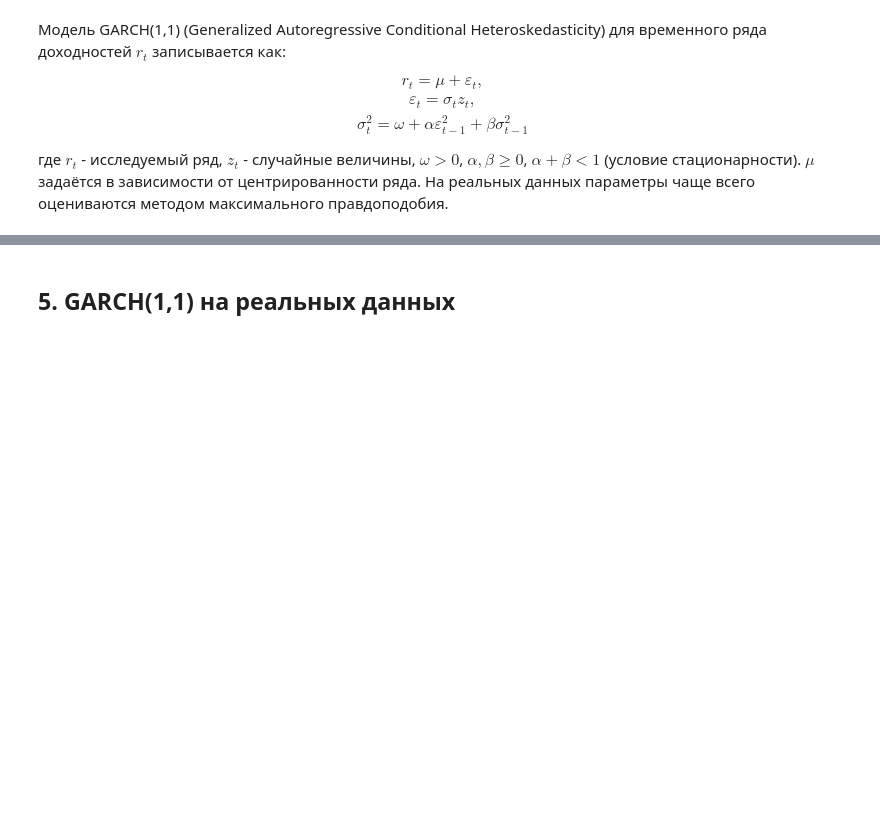
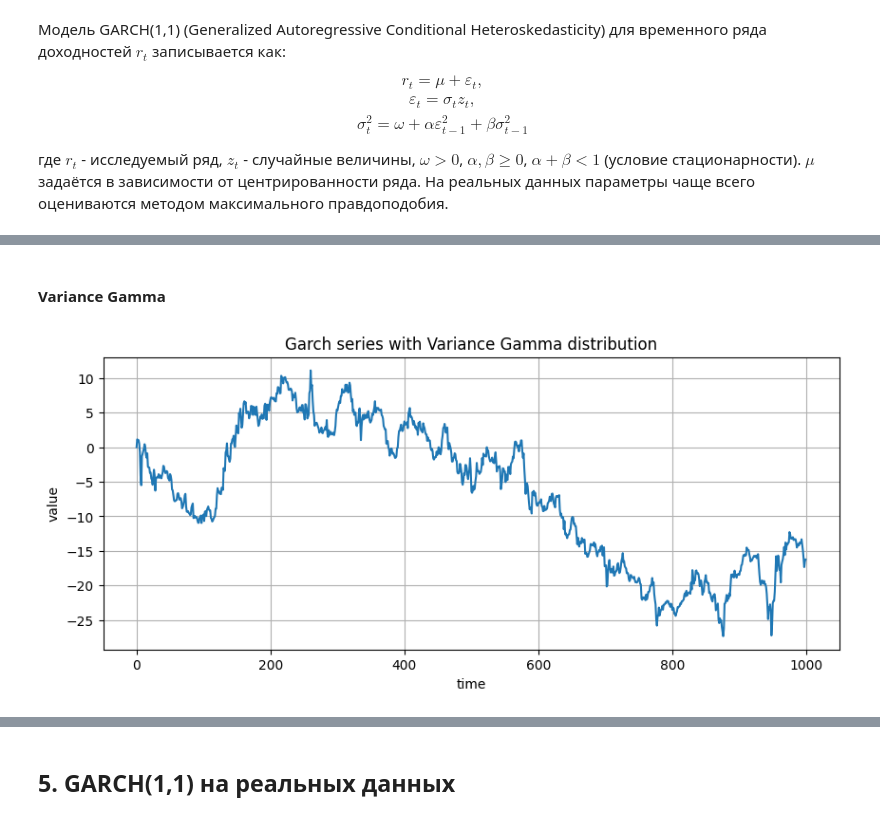
Before and after one commit to Klimentij-Kvl/famcs-archive, a Jupyter notebook: 3-year/Statistical Analysis of Time Series/lab7_kovalevskij.ipynb, the cells around one changed output, grey strips where cells are left out. Saved outputs shown, nothing was run; the diff lists cells and outputs as text; code cells hidden in the pictures; blank space fills up the shorter version.

```diff
--- a/3-year/Statistical Analysis of Time Series/lab7_kovalevskij.ipynb
+++ b/3-year/Statistical Analysis of Time Series/lab7_kovalevskij.ipynb
@@ -142,0 +195,30 @@ random_variables = np.random.normal(1000)
+# %% [markdown]
+#### Variance Gamma
+# %%
+def vg_rvs(mu, theta, sigma, nu):
+    """
+    Генерация случайных чисел из VG распределения
+    """
+    # 1. Генерируем случайное время из гамма-распределения
+    # Параметры: shape = 1/nu, scale = nu [citation:3]
+    g = np.random.gamma(shape=1/nu, scale=nu)
+
+    # 2. Условное нормальное распределение:
+    # VG = theta * g + sigma * sqrt(g) * N(0,1)
+    # где g - сгенерированное гамма-время
+    normal = np.random.normal(0, 1)
+    vg = theta * g + sigma * np.sqrt(g) * normal + mu
+
+    return vg
+# %%
+r_vg = simulate_garch_process(omega, alpha, beta, T, vg_rvs, 0, 0, 1, 1)
+
+fig, ax = plt.subplots(1, 1, figsize=(10, 4))
+plt.plot(np.cumsum(r_vg))
+plt.title("Garch series with Variance Gamma distribution")
+plt.xlabel("time")
+plt.ylabel("value")
+plt.grid()
+plt.show()
+# %% [output]
+[figure, added]
```
Also changed, not shown: parts of 16 cells of this notebook.
